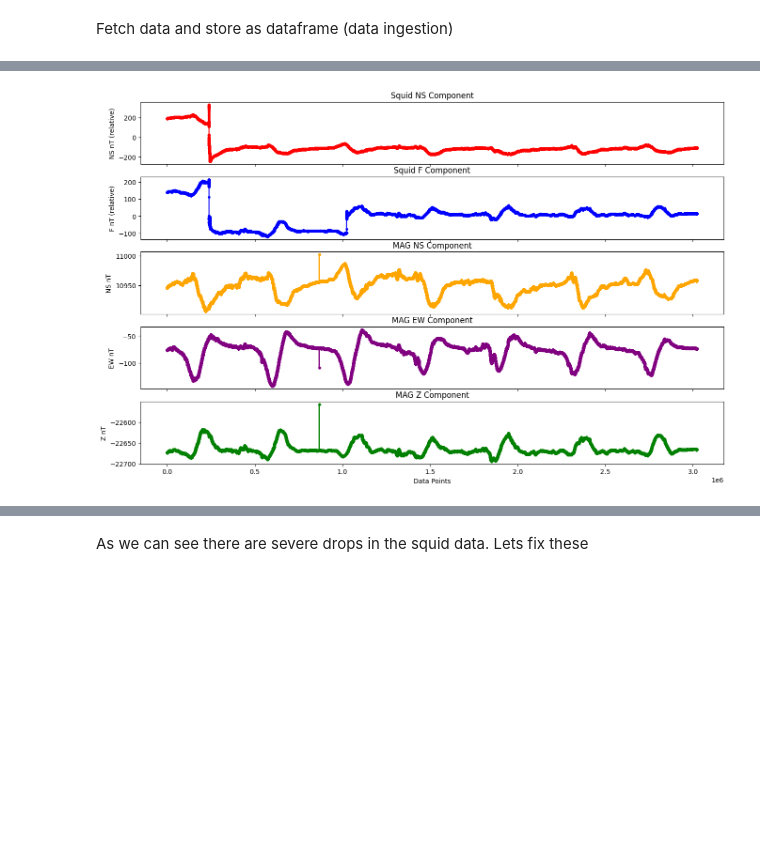
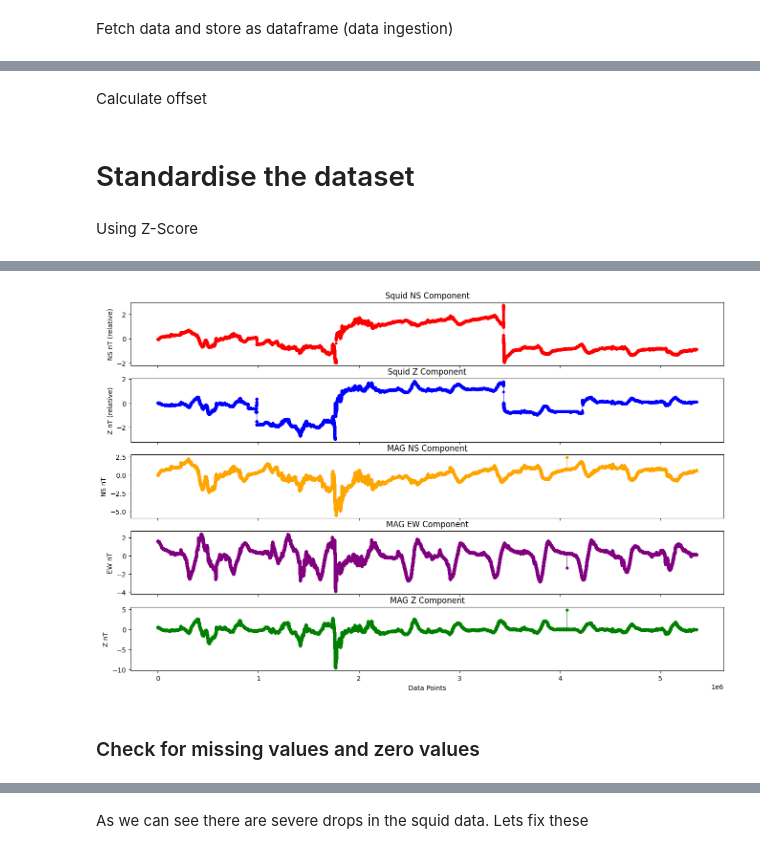
Before and after one commit to TPiphone/Bigdata_Event_Detection, a Jupyter notebook: bigdata_detection/modules/eda.ipynb, the cells around one changed output, grey strips where cells are left out. Cells and saved outputs as stored; diff of their text form; code cells hidden in the pictures; blank space fills up the shorter version.

```diff
--- a/bigdata_detection/modules/eda.ipynb
+++ b/bigdata_detection/modules/eda.ipynb
@@ -20,16 +22,20 @@ from scipy.signal import find_peaks
 # %% [markdown]
 Define Variables
 # %%
-start_date = '2024-03-28'
-end_date = '2024-04-03'
+start_date = '2024-03-20'
+end_date = '2024-04-01'
 # %% [markdown]
 Fetch data and store as dataframe (data ingestion)
 # %%
 data_arr_mag = eda.process_data(eda.get_data('ctumag', eda.read_txt_file, start_date, end_date))
 data_arr_squid = eda.process_data(eda.get_data('squid', eda.read_txt_file, start_date, end_date))
 df = eda.create_dataframe(data_arr_mag, data_arr_squid, start_date)
+df = df.astype({'NS_SQUID': 'float32', 'Z_SQUID': 'float32', 'NS_Fluxgate': 'float32', 'EW_Fluxgate': 'float32', 'Z_Fluxgate': 'float32'})
+del data_arr_mag, data_arr_squid
+gc.collect()
 # df = df.between_time('12:30:00', '13:30:00') # Select only a small subset of the data for analysis
 # print(f' \n Shape of df', df.shape)
 print(f' \nNumber of days data = Total records {df.shape[0]} / records per day (431998) = {df.shape[0]/431998} ')
 print(f' \nHead of dataframe: \n', df.head().to_string(index=True))
+eda.generateDataPlots(df['NS_SQUID'].values, df['Z_SQUID'].values, df['NS_Fluxgate'].values, df['EW_Fluxgate'].values, df['Z_Fluxgate'].values, df.shape[0], 431997, start_date, end_date)
 # %% [output]
@@ -48,0 +60,14 @@ Plot the raw data
+# %%
+start_date_quiet = '2024-03-26'
+end_date_quiet = '2024-03-31'
+
+data_arr_mag = eda.process_data(eda.get_data('ctumag', eda.read_txt_file, start_date_quiet, end_date_quiet))
+data_arr_squid = eda.process_data(eda.get_data('squid', eda.read_txt_file, start_date_quiet, end_date_quiet))
+df_quiet = eda.create_dataframe(data_arr_mag, data_arr_squid, start_date_quiet)
+df_quiet = df_quiet.astype({'NS_SQUID': 'float32', 'Z_SQUID': 'float32', 'NS_Fluxgate': 'float32', 'EW_Fluxgate': 'float32', 'Z_Fluxgate': 'float32'})
+del data_arr_mag, data_arr_squid
+gc.collect()
+# df = df.between_time('12:30:00', '13:30:00') # Select only a small subset of the data for analysis
+# print(f' \n Shape of df', df.shape)
+print(f' \nNumber of days data = Total records {df_quiet.shape[0]} / records per day (431998) = {df_quiet.shape[0]/431998} ')
+print(f' \nHead of dataframe: \n', df_quiet.head().to_string(index=True))
@@ -49,3 +87,17 @@ Plot the raw data
+# %% [markdown]
+Calculate offset
+# %%
+columns  = ["NS_SQUID","Z_SQUID"]
+for column in df_quiet.columns:
+    feature_mean = df_quiet[column].mean()
+# %% [markdown]
+# Standardise the dataset
+# %% [markdown]
+Using Z-Score
 # %%
-eda.generateDataPlots(df['NS_SQUID'].values, df['F_SQUID'].values, df['NS_Fluxgate'].values, df['EW_Fluxgate'].values, df['Z_Fluxgate'].values, df.shape[0], 431997, start_date, end_date)
+for column in df.columns:
+    df[column] = (df[column] - df[column].mean()) / df[column].std()
+
+print(f'New head after standardize', df.head())
+eda.generateDataPlots(df['NS_SQUID'].values, df['Z_SQUID'].values, df['NS_Fluxgate'].values, df['EW_Fluxgate'].values, df['Z_Fluxgate'].values, df.shape[0], 431997, start_date, end_date)
 # %% [output]
@@ -52 +117,3 @@ eda.generateDataPlots(df['NS_SQUID'].values, df['F_SQUID'].values, df['NS_Fluxga
-[figure, old version]
+[figure, new version]
+# %% [markdown]
+### Check for missing values and zero values
```
Also changed, not shown: parts of 49 cells of this notebook, 4 other files.
